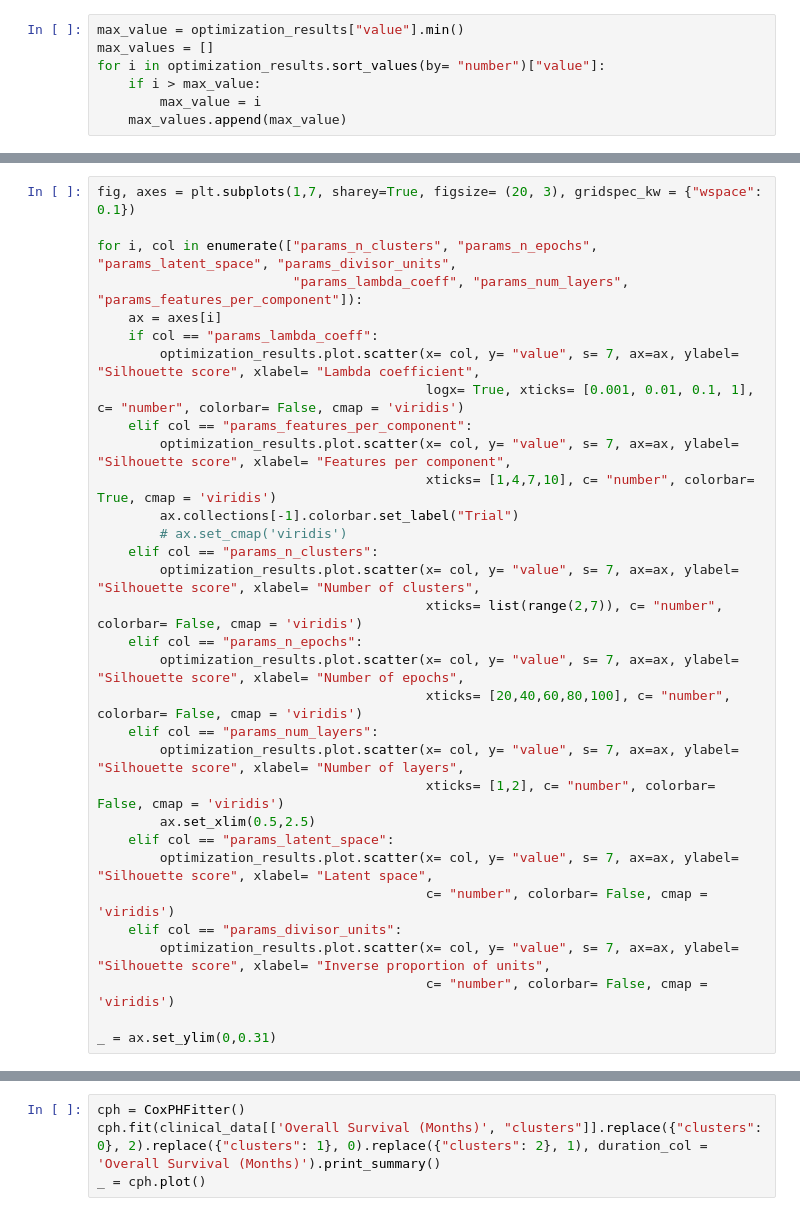
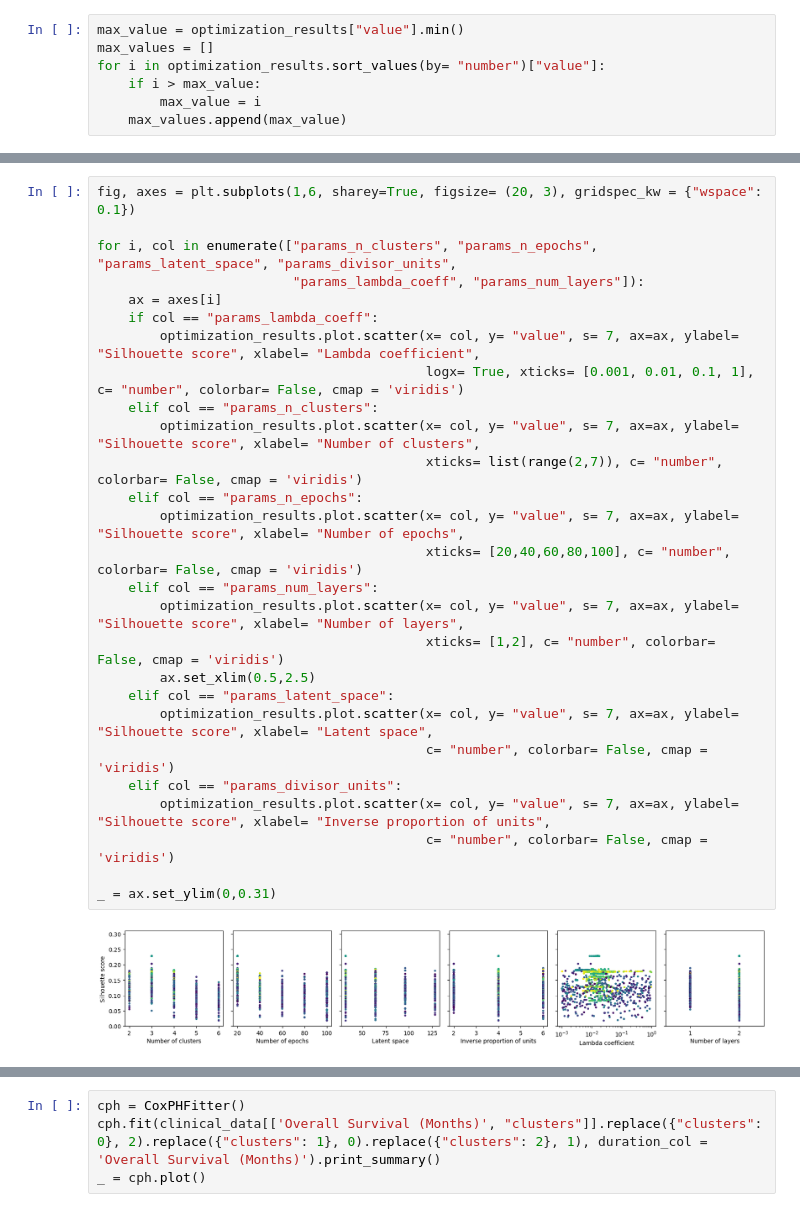
Before and after one commit to albertolzs/edc_mo_pdac_val, a Jupyter notebook: src/visualization.ipynb, the cells around one changed output, grey strips where cells are left out. Saved outputs shown, nothing was run; the diff lists cells and outputs as text.

```diff
--- a/src/visualization.ipynb
+++ b/src/visualization.ipynb
@@ -93,35 +167,32 @@ _ = ax.set_xticklabels(["Number of clusters", "Number of epochs", "Latent space"
 # %%
-fig, axes = plt.subplots(1,7, sharey=True, figsize= (20, 3), gridspec_kw = {"wspace": 0.1})
+fig, axes = plt.subplots(1,6, sharey=True, figsize= (20, 3), gridspec_kw = {"wspace": 0.1})
 
 for i, col in enumerate(["params_n_clusters", "params_n_epochs", "params_latent_space", "params_divisor_units",
-                         "params_lambda_coeff", "params_num_layers", "params_features_per_component"]):
+                         "params_lambda_coeff", "params_num_layers"]):
     ax = axes[i]
     if col == "params_lambda_coeff":
         optimization_results.plot.scatter(x= col, y= "value", s= 7, ax=ax, ylabel= "Silhouette score", xlabel= "Lambda coefficient",
                                           logx= True, xticks= [0.001, 0.01, 0.1, 1], c= "number", colorbar= False, cmap = 'viridis')
-    elif col == "params_features_per_component":
-        optimization_results.plot.scatter(x= col, y= "value", s= 7, ax=ax, ylabel= "Silhouette score", xlabel= "Features per component",
-                                          xticks= [1,4,7,10], c= "number", colorbar= True, cmap = 'viridis')
-        ax.collections[-1].colorbar.set_label("Trial")
-        # ax.set_cmap('viridis')
     elif col == "params_n_clusters":
         optimization_results.plot.scatter(x= col, y= "value", s= 7, ax=ax, ylabel= "Silhouette score", xlabel= "Number of clusters",
                                           xticks= list(range(2,7)), c= "number", colorbar= False, cmap = 'viridis')
     elif col == "params_n_epochs":
         optimization_results.plot.scatter(x= col, y= "value", s= 7, ax=ax, ylabel= "Silhouette score", xlabel= "Number of epochs",
                                           xticks= [20,40,60,80,100], c= "number", colorbar= False, cmap = 'viridis')
     elif col == "params_num_layers":
         optimization_results.plot.scatter(x= col, y= "value", s= 7, ax=ax, ylabel= "Silhouette score", xlabel= "Number of layers",
                                           xticks= [1,2], c= "number", colorbar= False, cmap = 'viridis')
         ax.set_xlim(0.5,2.5)
     elif col == "params_latent_space":
         optimization_results.plot.scatter(x= col, y= "value", s= 7, ax=ax, ylabel= "Silhouette score", xlabel= "Latent space",
                                           c= "number", colorbar= False, cmap = 'viridis')
     elif col == "params_divisor_units":
         optimization_results.plot.scatter(x= col, y= "value", s= 7, ax=ax, ylabel= "Silhouette score", xlabel= "Inverse proportion of units",
                                           c= "number", colorbar= False, cmap = 'viridis')
 
 _ = ax.set_ylim(0,0.31)
+# %% [output]
+[figure, added]
 # %%
 fig, axes = plt.subplots(1, 4, figsize= (20, 4))
 ax, metric = axes[0], "au"
```
Also changed, not shown: parts of 54 cells of this notebook, 5 other files.
